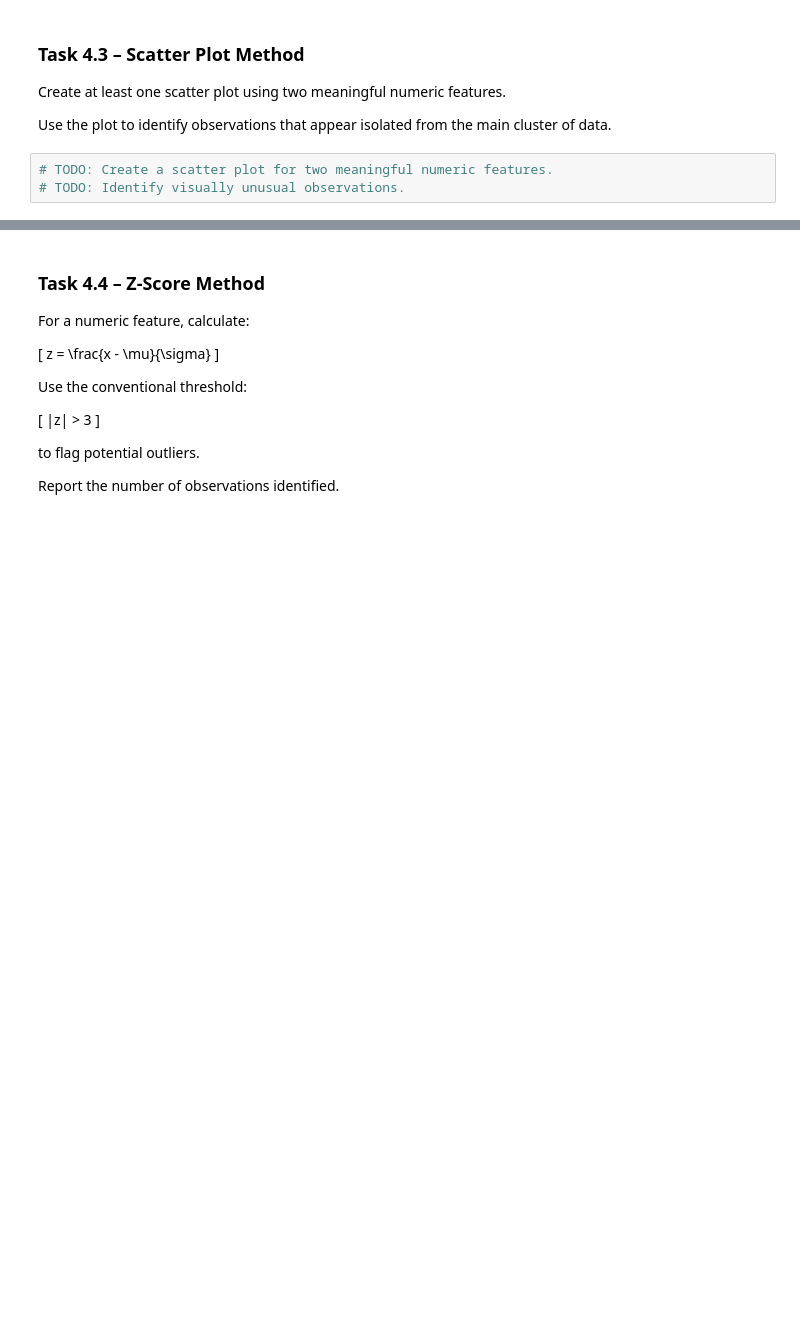
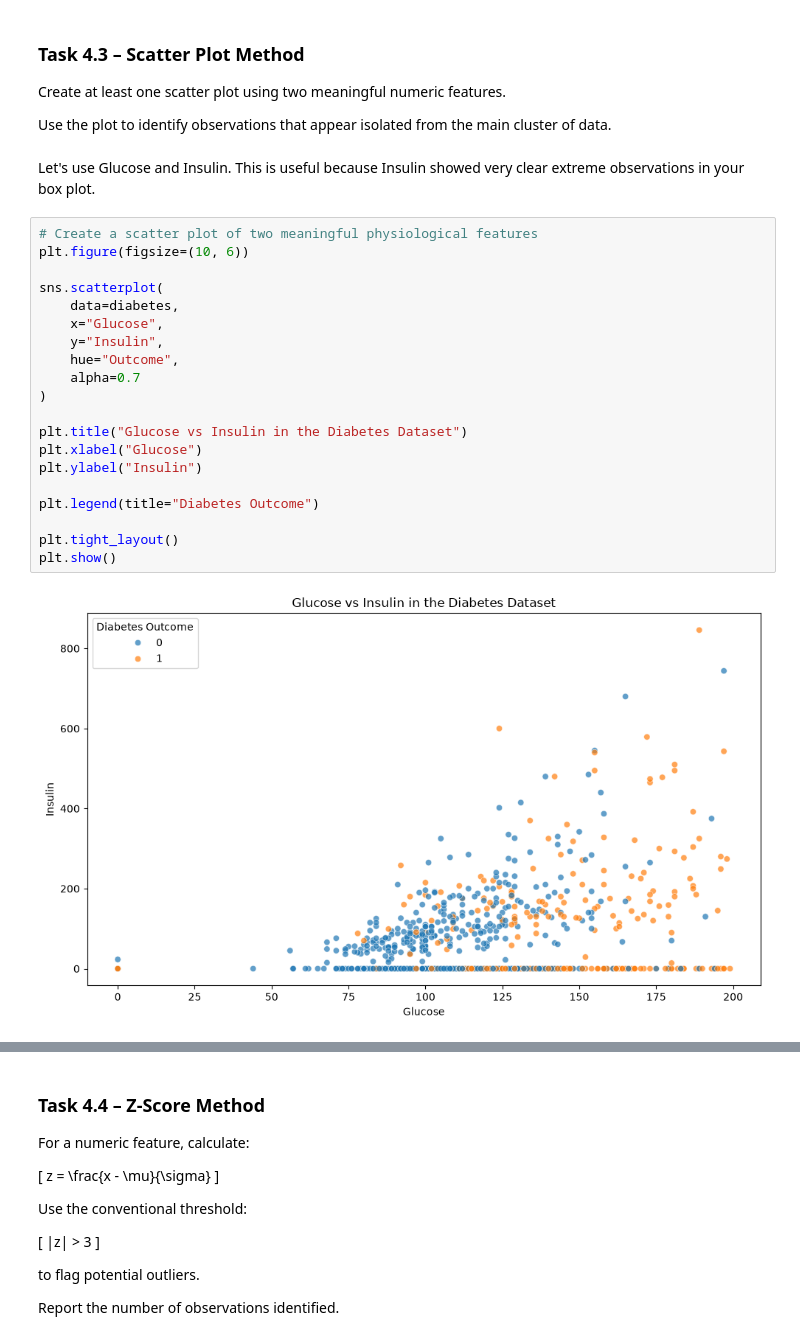
Before and after one commit to UbaidUllah777/Lab-2---Tidying-Cleaning-Imputation-and-Outlier-Detection, a Jupyter notebook: week5Lab.ipynb, the cells around one changed output, grey strips where cells are left out. Saved outputs shown, nothing was run; the diff lists cells and outputs as text; blank space fills up the shorter version.

```diff
--- a/week5Lab.ipynb
+++ b/week5Lab.ipynb
@@ -1952,6 +2137,27 @@ Use the plots to:
 Create at least one scatter plot using two meaningful numeric features.
 
 Use the plot to identify observations that appear isolated from the main cluster of data.
-# %%
-# TODO: Create a scatter plot for two meaningful numeric features.
-# TODO: Identify visually unusual observations.
+# %% [markdown]
+Let's use Glucose and Insulin. This is useful because Insulin showed very clear extreme observations in your box plot.
+# %%
+# Create a scatter plot of two meaningful physiological features
+plt.figure(figsize=(10, 6))
+
+sns.scatterplot(
+    data=diabetes,
+    x="Glucose",
+    y="Insulin",
+    hue="Outcome",
+    alpha=0.7
+)
+
+plt.title("Glucose vs Insulin in the Diabetes Dataset")
+plt.xlabel("Glucose")
+plt.ylabel("Insulin")
+
+plt.legend(title="Diabetes Outcome")
+
+plt.tight_layout()
+plt.show()
+# %% [output]
+[figure, added]
```
Also changed, not shown: parts of 11 cells of this notebook, 1 other file.
